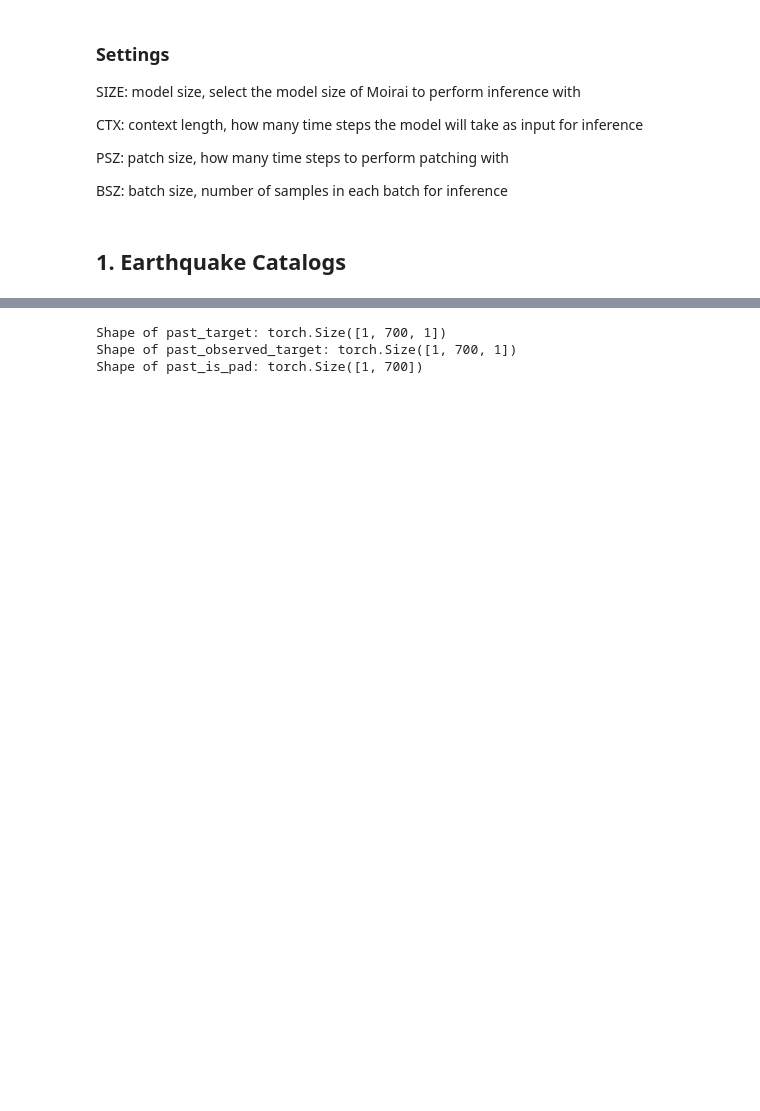
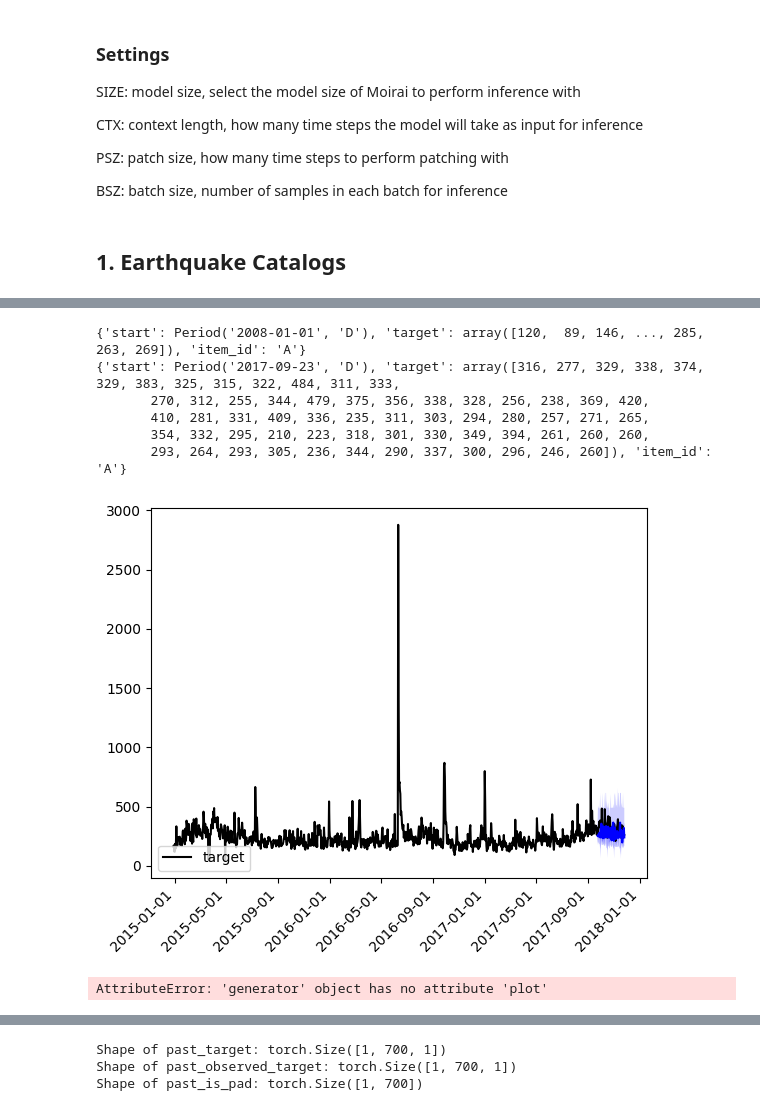
Before and after one commit to mdenolle/GeoCAST, a Jupyter notebook: test_zero-shot/moirai_test.ipynb, the cells around one changed output, grey strips where cells are left out. Cells and saved outputs as stored; diff of their text form; code cells hidden in the pictures; blank space fills up the shorter version.

Commit message:
starting to test moirai

```diff
--- a/test_zero-shot/moirai_test.ipynb
+++ b/test_zero-shot/moirai_test.ipynb
@@ -58,6 +381,13 @@ df["datetime"] = pd.to_datetime(df["datetime"])
 dt = df["datetime"].diff().dt.total_seconds().fillna(0).mean()
 # convert seconds to days
 dt = np.ceil(dt / (60 * 60 * 24))
-print(dt)
+
+
+# rename the count column to target
+df = df.set_index("datetime")
+df = df.rename(columns={"count":"target"})
+# add a colum of item_id is all As
+df["item_id"] = "A"
+df.describe()
 # %% [output]
 1.0
@@ -63,0 +439,17 @@ print(dt)
+# %%
+# Convert into GluonTS dataset
+ds = PandasDataset.from_long_dataframe(df, target="target", item_id="item_id")
+
+# Split into train/test set
+train, test_template = split(
+    ds, offset=-TEST
+)  # assign last TEST time steps as test set
+print(TEST//PDT)
+print(TEST, PDT)
+
+# Construct rolling window evaluation
+test_data = test_template.generate_instances(
+    prediction_length=PDT,  # number of time steps for each prediction
+    windows=TEST // PDT,  # number of windows in rolling window evaluation
+    distance=PDT,  # number of time steps between each window - distance=PDT for non-overlapping windows
+)
@@ -64,2 +459,8 @@ print(dt)
 # %%
-n_timeseries = 5
+
+predictor = model.create_predictor(batch_size=BSZ)
+forecasts = predictor.predict(test_data.input)
+
+input_it = iter(test_data.input) # iterator for input data
+label_it = iter(test_data.label)
+forecast_it = iter(forecasts)
@@ -112,0 +473,23 @@ df_wide.head()
+# %%
+for ax, inp, label, forecast in zip(axes, input_it, label_it, forecast_it):
+        print(inp)
+        print(label)
+        plot_single(
+            inp,
+            label,
+            forecast,
+            context_length=CTX,
+            intervals=(0.5,0.9))
+        plt.show()
+# %% [output]
+{'start': Period('2008-01-01', 'D'), 'target': array([120,  89, 146, ..., 285, 263, 269]), 'item_id': 'A'}
+{'start': Period('2017-09-23', 'D'), 'target': array([316, 277, 329, 338, 374, 329, 383, 325, 315, 322, 484, 311, 333,
+       270, 312, 255, 344, 479, 375, 356, 338, 328, 256, 238, 369, 420,
+       410, 281, 331, 409, 336, 235, 311, 303, 294, 280, 257, 271, 265,
+       354, 332, 295, 210, 223, 318, 301, 330, 349, 394, 261, 260, 260,
+       293, 264, 293, 305, 236, 344, 290, 337, 300, 296, 246, 260]), 'item_id': 'A'}
+[figure, added]
+# %%
+forecast_it.plot()
+# %% [output]
+AttributeError: 'generator' object has no attribute 'plot'
```
Also changed, not shown: parts of 17 cells of this notebook, 6 other files.
